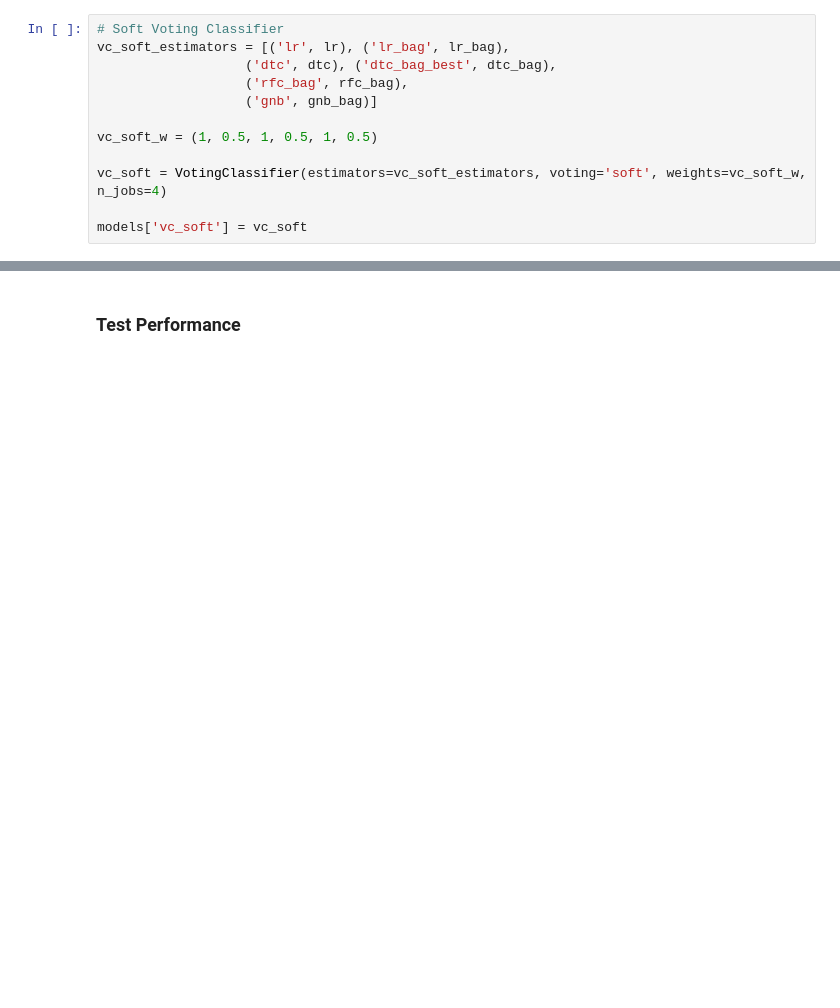
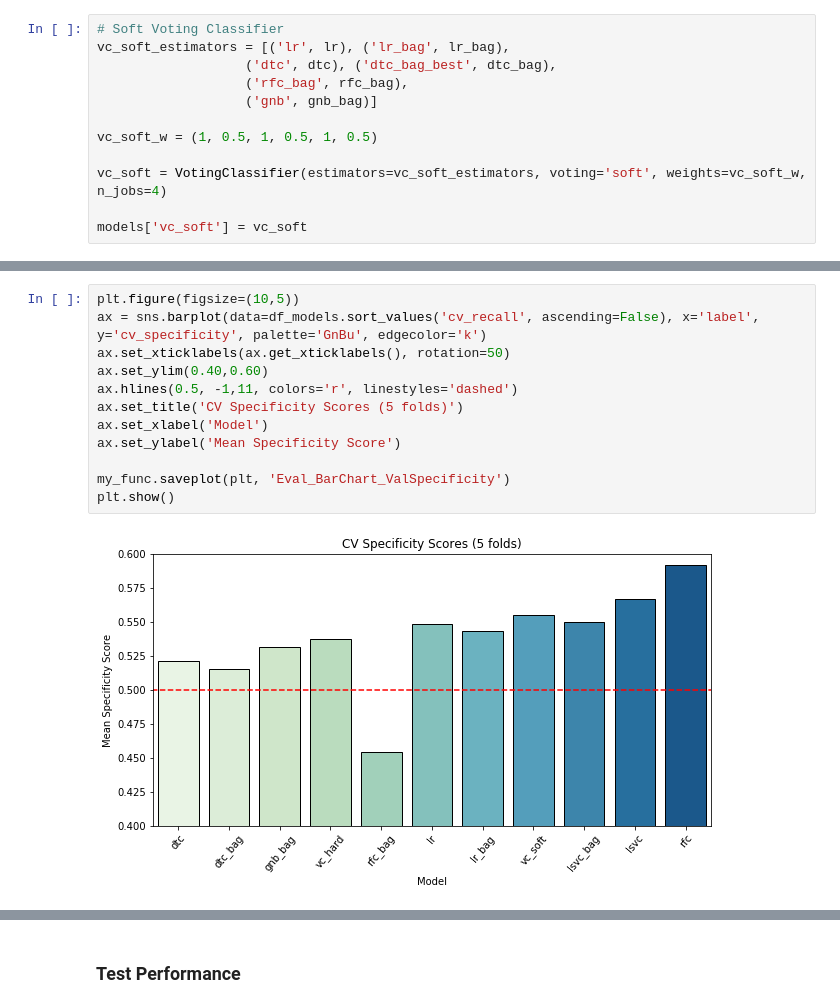
Before and after one commit to dmahler26/K2-Data-Science, a Jupyter notebook: Projects/Project #2 - ML Lending Club/notebooks/4_0__Performance_Evaluation.ipynb, the cells around one changed output, grey strips where cells are left out. Saved outputs shown, nothing was run; the diff lists cells and outputs as text; blank space fills up the shorter version.

```diff
--- a/Projects/Project #2 - ML Lending Club/notebooks/4_0__Performance_Evaluation.ipynb
+++ b/Projects/Project #2 - ML Lending Club/notebooks/4_0__Performance_Evaluation.ipynb
@@ -177,0 +275,14 @@ models['vc_soft'] = vc_soft
+# %%
+plt.figure(figsize=(10,5))
+ax = sns.barplot(data=df_models.sort_values('cv_recall', ascending=False), x='label', y='cv_specificity', palette='GnBu', edgecolor='k')
+ax.set_xticklabels(ax.get_xticklabels(), rotation=50)
+ax.set_ylim(0.40,0.60)
+ax.hlines(0.5, -1,11, colors='r', linestyles='dashed')
+ax.set_title('CV Specificity Scores (5 folds)')
+ax.set_xlabel('Model')
+ax.set_ylabel('Mean Specificity Score')
+
+my_func.saveplot(plt, 'Eval_BarChart_ValSpecificity')
+plt.show()
+# %% [output]
+[figure, added]
```
Also changed, not shown: parts of 30 cells of this notebook, 17 other files.
